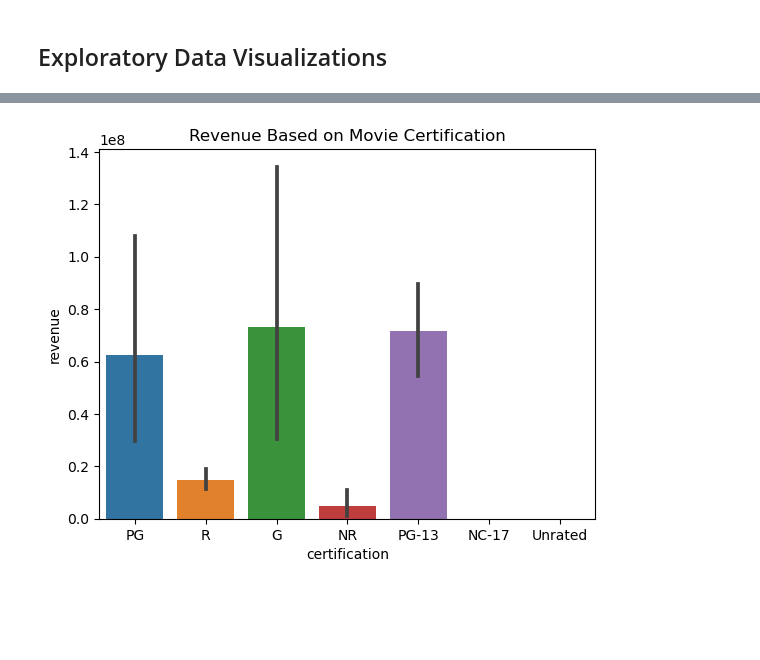
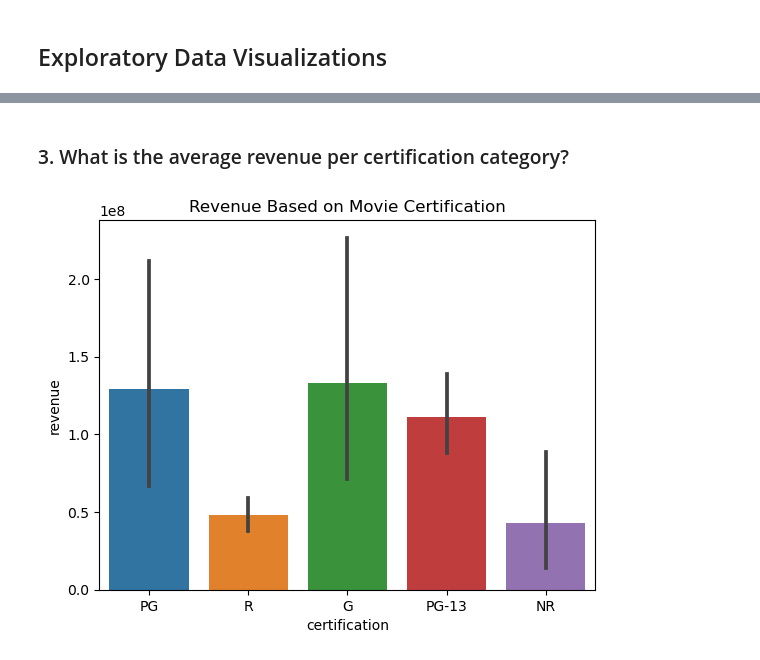
Before and after one commit to Jalicia-Harris/Box-Office-Predictions, a Jupyter notebook: TMDB Results EDA.ipynb, the cells around one changed output, grey strips where cells are left out. Saved outputs shown, nothing was run; the diff lists cells and outputs as text; code cells hidden in the pictures; blank space fills up the shorter version.

```diff
--- a/TMDB Results EDA.ipynb
+++ b/TMDB Results EDA.ipynb
@@ -128,0 +131,3 @@ final_df.to_csv("Data/tmdb_results_combined.csv.gz", compression='gzip', index=F
+# %%
+combined_df = pd.read_csv('Data/tmdb_results_combined.csv.gz', low_memory=False)
+combined_df.head()
@@ -132,3 +145,9 @@ final_df.to_csv("Data/tmdb_results_combined.csv.gz", compression='gzip', index=F
 ### 1. How many movies had at least some valid financial information (values > 0 for budget OR revenue)?
 
  - Please exclude any movies with 0's for budget AND revenue from the remaining visualizations.
+# %%
+# Filter 'budget' column to exclude movies with 0's
+combined_df = combined_df[combined_df['budget'] > 0]
+# %%
+# Filter 'revenue' column to exclude movies with 0's
+combined_df = combined_df[combined_df['revenue'] > 0]
@@ -137,5 +195,7 @@ final_df.to_csv("Data/tmdb_results_combined.csv.gz", compression='gzip', index=F
+# %% [markdown]
+### 3. What is the average revenue per certification category?
 # %%
-ax = sns.barplot(data=final_df, x='certification', y='revenue')
+ax = sns.barplot(data=combined_df, x='certification', y='revenue')
 ax.set_title("Revenue Based on Movie Certification");
 # %% [output]
-[figure, old version]
+[figure, new version]
```
Also changed, not shown: parts of 8 cells of this notebook, 1 other file.
